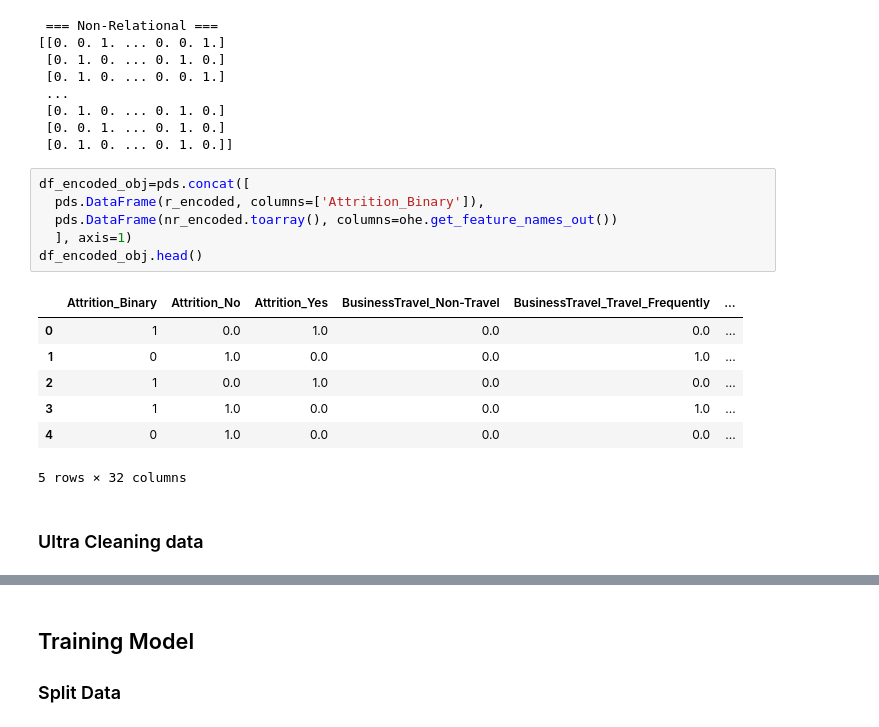
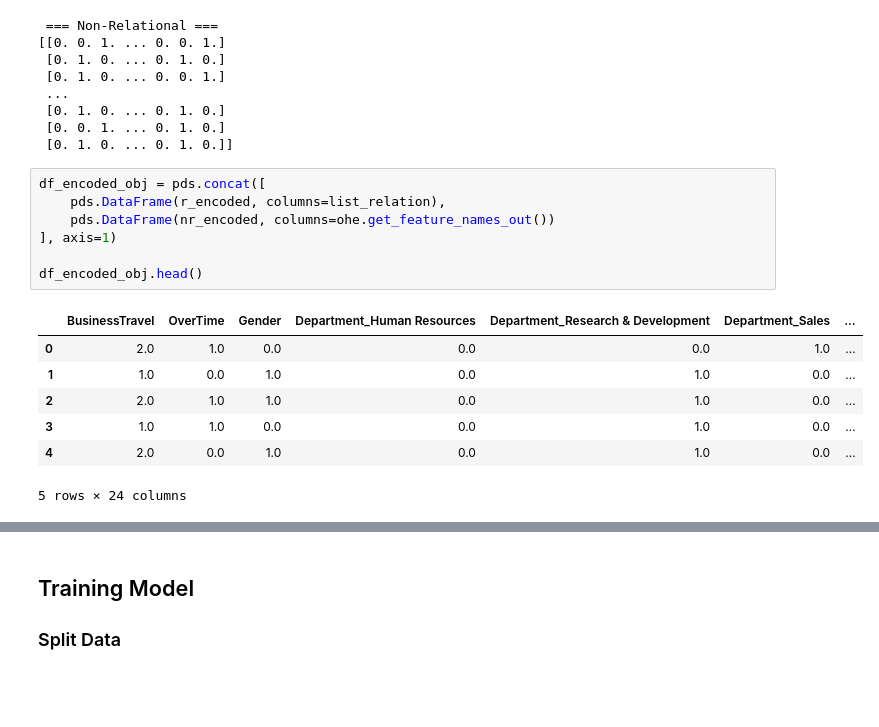
Before and after one commit to moubarak1ezzyani/Retention-AI-API, a Jupyter notebook: notebooks/lab.ipynb, the cells around one changed output, grey strips where cells are left out. Drawn from its saved outputs; the diff is of its cells as text; blank space fills up the shorter version.

```diff
--- a/notebooks/lab.ipynb
+++ b/notebooks/lab.ipynb
@@ -416,18 +416,17 @@ print(nr_encoded)
  [0. 0. 1. ... 0. 1. 0.]
  [0. 1. 0. ... 0. 1. 0.]]
 # %%
-df_encoded_obj=pds.concat([
-  pds.DataFrame(r_encoded, columns=['Attrition_Binary']),
-  pds.DataFrame(nr_encoded.toarray(), columns=ohe.get_feature_names_out())
-  ], axis=1)
+df_encoded_obj = pds.concat([
+    pds.DataFrame(r_encoded, columns=list_relation),
+    pds.DataFrame(nr_encoded, columns=ohe.get_feature_names_out())
+], axis=1)
+
 df_encoded_obj.head()
 # %% [output]
-|  | Attrition_Binary | Attrition_No | Attrition_Yes | BusinessTravel_Non-Travel | BusinessTravel_Travel_Frequently | ... |
-| 0 | 1 | 0.0 | 1.0 | 0.0 | 0.0 | ... |
-| 1 | 0 | 1.0 | 0.0 | 0.0 | 1.0 | ... |
-| 2 | 1 | 0.0 | 1.0 | 0.0 | 0.0 | ... |
-| 3 | 1 | 1.0 | 0.0 | 0.0 | 1.0 | ... |
-| 4 | 0 | 1.0 | 0.0 | 0.0 | 0.0 | ... |
+|  | BusinessTravel | OverTime | Gender | Department_Human Resources | Department_Research & Development | Department_Sales | ... |
+| 0 | 2.0 | 1.0 | 0.0 | 0.0 | 0.0 | 1.0 | ... |
+| 1 | 1.0 | 0.0 | 1.0 | 0.0 | 1.0 | 0.0 | ... |
+| 2 | 2.0 | 1.0 | 1.0 | 0.0 | 1.0 | 0.0 | ... |
+| 3 | 1.0 | 1.0 | 0.0 | 0.0 | 1.0 | 0.0 | ... |
+| 4 | 2.0 | 0.0 | 1.0 | 0.0 | 1.0 | 0.0 | ... |
-5 rows × 32 columns
+5 rows × 24 columns
-# %% [markdown]
-### Ultra Cleaning data
```
Also changed, not shown: parts of 8 cells of this notebook.
